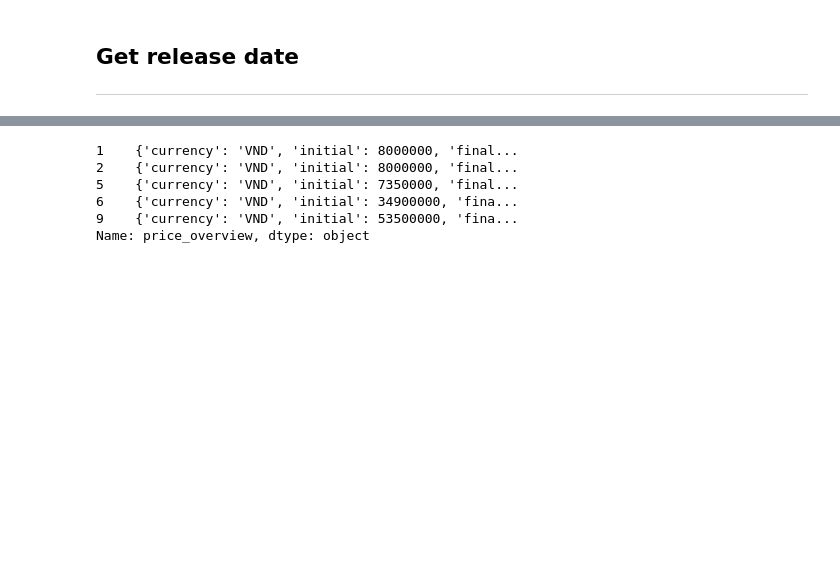
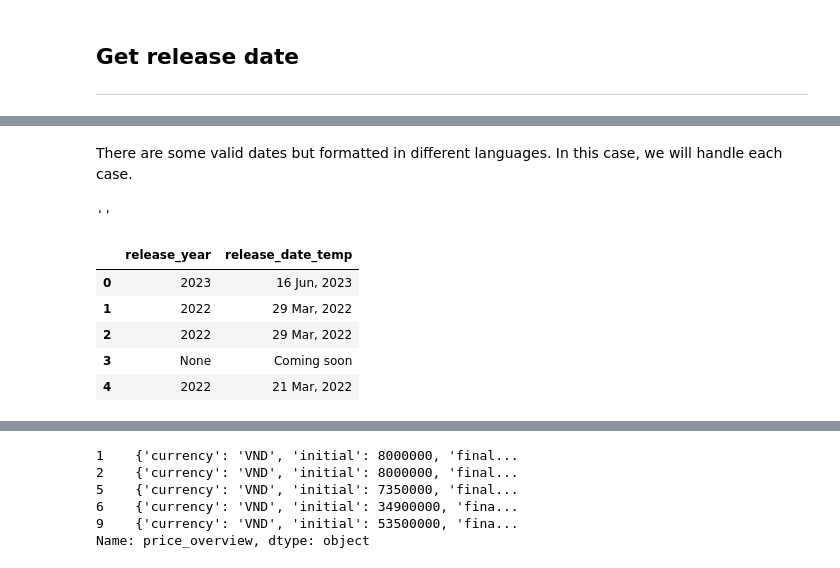
Before and after one commit to lephu13502/Steam-DB-Analysis, a Jupyter notebook: cleaning_name_v1.ipynb, the cells around one changed output, grey strips where cells are left out. Saved outputs shown, nothing was run; the diff lists cells and outputs as text; code cells hidden in the pictures; blank space fills up the shorter version.

```diff
--- a/cleaning_name_v1.ipynb
+++ b/cleaning_name_v1.ipynb
@@ -188,7 +194,13 @@ def clean_storage(x):
 	# Get number and bytes
 	num = num_compile.search(x)
 	if not num is None:
-		type = ("GB" if (x.find("GB") != -1) else ( "MB" if (x.find("MB") != -1) else "" ))
+
+		type = ""
+		if (x.find("GB") != -1) or (x.find("gb") != -1):
+			type = "GB"
+		elif (x.find("MB") != -1) or (x.find("mb") != -1):
+			type = "MB"
+
 		num = float(num.group(1).replace(",", "."))
 		# Convert into megabytes
 		if type == "":
@@ -201,9 +213,11 @@ def clean_storage(x):
 		return None
 
 
-df["storage_mb"] = df["storage"].apply(clean_storage)
-df["memory_mb"] = df["memory"].apply(clean_storage)
-df.drop(columns=["storage", "memory"], inplace=True)
+#df["memory"].apply(clean_storage)
+
+# df["storage_mb"] = df["storage"].apply(clean_storage)
+# df["memory_mb"] = df["memory"].apply(clean_storage)
+# df.drop(columns=["storage", "memory"], inplace=True)
 # %% [markdown]
 ## Get required age
 
@@ -223,6 +237,8 @@ def age_to_number(x):
         return int(x)
 
 df["required_age"] = df["required_age"].apply(age_to_number)
+# %%
+df.loc[df["required_age"] == 171, "required_age"] = 17
 # %% [markdown]
 ## Get release date
 
@@ -237,0 +299,30 @@ df["release_date"] = df["release_date"].apply(true_false_string_to_json)
+# %% [markdown]
+There are some valid dates but formatted in different languages. In this case, we will handle each case.
+# %%
+re.sub(r"([0-9]{4})", r"", "")
+# %% [output]
+''
+# %%
+def get_year(x):
+	if pd.isna(x):
+		return None
+
+	try:
+		return re.findall("[0-9]{4}", x)[0]
+	except Exception as e:
+		if (x == "Coming soon") or (x == "Coming Soon") or (x == "To be announced") or (x == ""):
+			return None
+		raise Exception(x, e)
+
+
+# Save this temporarily
+df["release_date_temp"] = df["release_date"].apply(lambda x: x["date"])
+df["release_year"] = df["release_date_temp"].apply(get_year)
+df[["release_year", "release_date_temp"]].head()
+# %% [output]
+|  | release_year | release_date_temp |
+| 0 | 2023 | 16 Jun, 2023 |
+| 1 | 2022 | 29 Mar, 2022 |
+| 2 | 2022 | 29 Mar, 2022 |
+| 3 | None | Coming soon |
+| 4 | 2022 | 21 Mar, 2022 |
```
Also changed, not shown: parts of 32 cells of this notebook, 1 other file.
